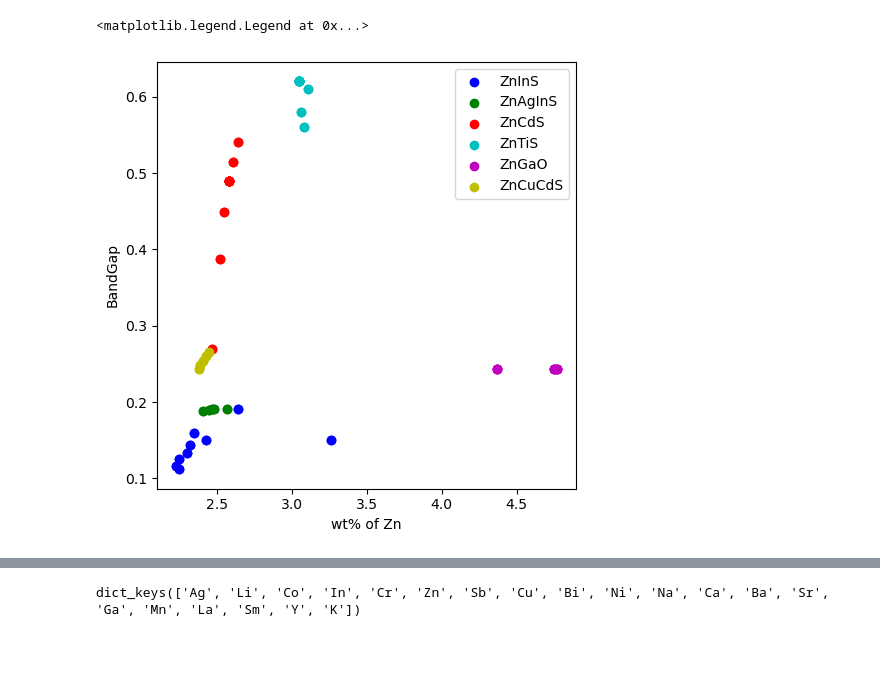
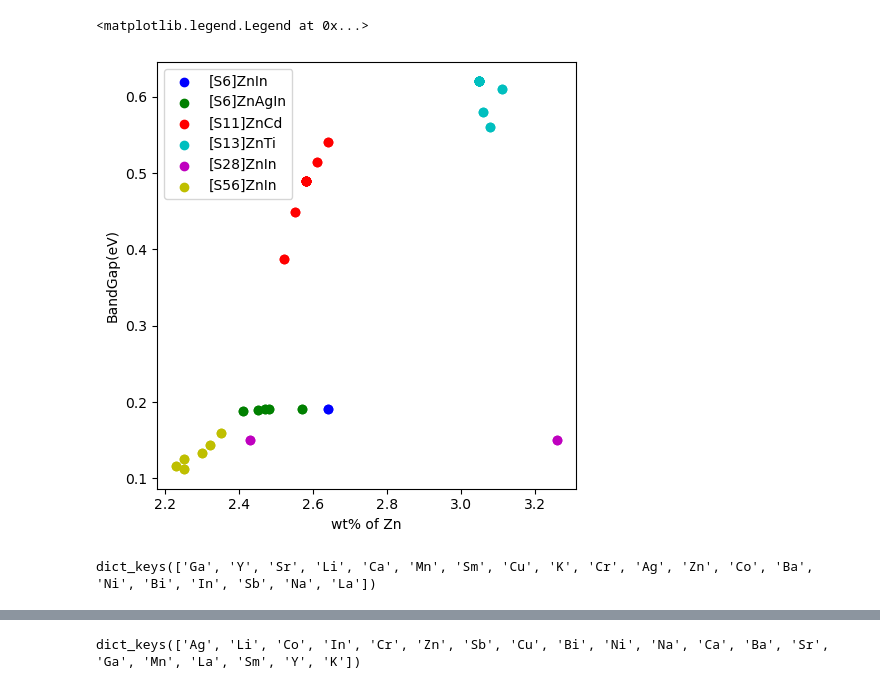
Before and after one commit to ShibataKenshin/Water_spliiting, a Jupyter notebook: drop_dupricate.ipynb, the cells around one changed output, grey strips where cells are left out. Cells and saved outputs as stored; diff of their text form; code cells hidden in the pictures; blank space fills up the shorter version.

```diff
--- a/drop_dupricate.ipynb
+++ b/drop_dupricate.ipynb
@@ -26,7 +26,7 @@ from collections import OrderedDict
 from sklearn import mixture
 from sklearn import cluster, preprocessing, mixture
 #　データセット読み込み
-df = pd.read_csv('Perovskite_Water_Splitting_Dup.csv')
+df = pd.read_csv('Perovskite_Water_Splitting.csv')
 df = df.rename(columns={'B1_mole': 'B1 mole'})
 df_per = pd.read_csv('periodictable.csv')
 # %%
@@ -88,6 +88,6 @@ Name: Label, dtype: object
 #####　Znを例にしてそれぞれの組合せごとに傾向を見てみる
 fig, ax =  subplots(2,3, figsize = (7,4), dpi = 100, tight_layout = True)
 for i,j in zip(ax.flatten(), dic_A_label_list["Zn"]):
-    i.scatter(df[df['Label'] == j]["BandGap"],df[df['Label'] == j]["A mole"], c = 'r')
+    i.scatter(df[df['Label'] == j]["BandGap(eV)"], df[df['Label'] == j]["A mole"], c = 'r')
     i.set(xlabel = "wt% of Zn", ylabel = "BandGap",title = j)
 # %% [output]
@@ -95,17 +95,38 @@ for i,j in zip(ax.flatten(), dic_A_label_list["Zn"]):
 # %%
 ###### 1つの散布図にLabelごとに色を変えてscatter
 color_lis = ["b","g","r","c","m","y"]
 fig, ax =  subplots(1,1, figsize = (5,5), dpi = 100, tight_layout = True)
 
-x_data = [df[df['Label'] == j]["BandGap"] for j in dic_A_label_list["Zn"]]
+x_data = [df[df['Label'] == j]["BandGap(eV)"] for j in dic_A_label_list["Zn"]]
 y_data = [df[df['Label'] == j]["A mole"] for j in dic_A_label_list["Zn"]]
 
 for j,i in zip(dic_A_label_list["Zn"], color_lis):
-    ax.scatter(df[df['Label'] == j]["BandGap"],df[df['Label'] == j]["A mole"], c = i)
-    ax.set(xlabel = "wt% of Zn", ylabel = "BandGap")
-scatters = [ax.scatter(df[df['Label'] == j]["BandGap"],df[df['Label'] == j]["A mole"], c = i) for j,i in zip(dic_A_label_list["Zn"], color_lis)]
+    ax.scatter(df[df['Label'] == j]["BandGap(eV)"],df[df['Label'] == j]["A mole"], c = i)
+    ax.set(xlabel = "wt% of Zn", ylabel = "BandGap(eV)")
+scatters = [ax.scatter(df[df['Label'] == j]["BandGap(eV)"],df[df['Label'] == j]["A mole"], c = i) for j,i in zip(dic_A_label_list["Zn"], color_lis)]
 ax.legend(handles = scatters,
          labels = [j for j in dic_A_label_list["Zn"]],)
 # %% [output]
 <matplotlib.legend.Legend at 0x...>
-[figure, old version]
+[figure, new version]
+# %%
+#####　Znを例にしてそれぞれの組合せごとに傾向を見てみる
+#####  ほかもみたい→　ループでやる
+
+def BandGap_wt(df,atom_name):
+    fig, ax =  subplots(int(len(list(dic_A_label_list[atom_name]))) // 3 + 1, 3,figsize = (7,14), dpi = 100, tight_layout = True)
+    for i,j in zip(ax.flatten(), dic_A_label_list[atom_name]):
+        if len(list(df[df['Label'] == j])) > 3:
+            i.scatter(df[df['Label'] == j]["BandGap(eV)"], df[df['Label'] == j]["A mole"],c = 'r')
+            i.set(xlabel = "wt% of "+ atom_name, ylabel = "BandGap(eV)",title = j)
+
+    else:
+        None
+
+#fig, ax =  subplots(2,3, figsize = (7,4), dpi = 100, tight_layout = True)
+#for i,j in zip(ax.flatten(), dic_A_label_list["Zn"]):
+    #i.scatter(df[df['Label'] == j]["BandGap(eV)"], df[df['Label'] == j]["A mole"], c = 'r')
+    #i.set(xlabel = "wt% of Zn", ylabel = "BandGap",title = j)
+dic_A_label_list.keys()
+# %% [output]
+dict_keys(['Ga', 'Y', 'Sr', 'Li', 'Ca', 'Mn', 'Sm', 'Cu', 'K', 'Cr', 'Ag', 'Zn', 'Co', 'Ba', 'Ni', 'Bi', 'In', 'Sb', 'Na', 'La'])
```
Also changed, not shown: parts of 7 cells of this notebook, 1 other file.
